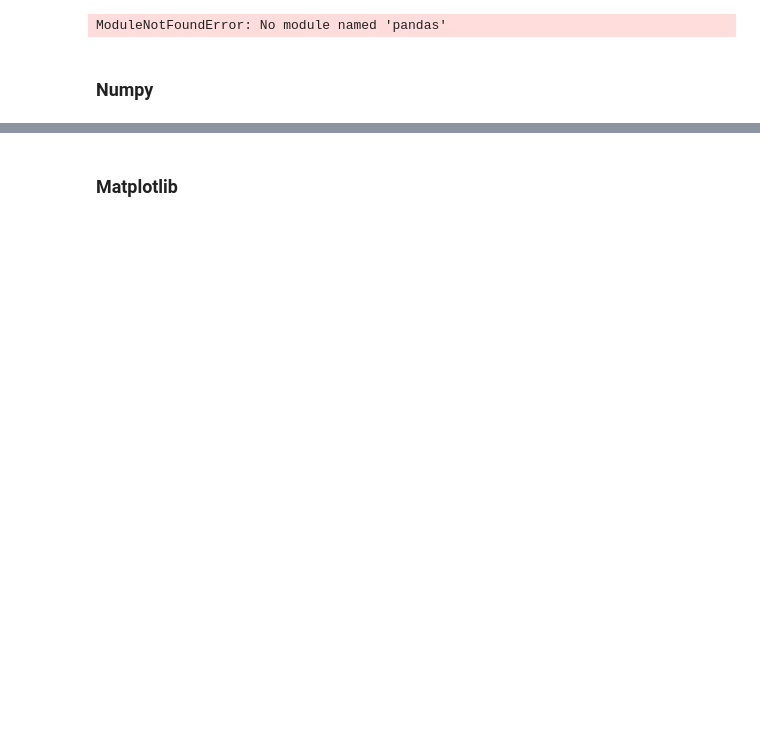
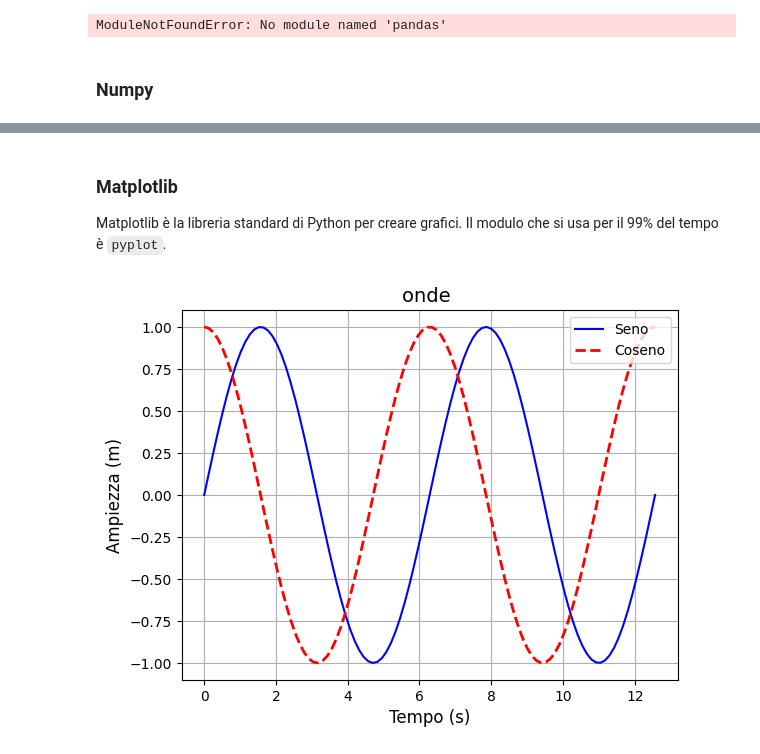
Before and after one commit to Its-mics/Statistica, a Jupyter notebook: laboratorio/appunti_vari.ipynb, the cells around one changed output, grey strips where cells are left out. Cells and saved outputs as stored; diff of their text form; code cells hidden in the pictures; blank space fills up the shorter version.

Commit message:
appunti lab python

```diff
--- a/laboratorio/appunti_vari.ipynb
+++ b/laboratorio/appunti_vari.ipynb
@@ -451,2 +529,36 @@ print(a)
 # %% [markdown]
 ### Matplotlib
+
+Matplotlib è la libreria standard di Python per creare grafici. Il modulo che si usa per il 99% del tempo è `pyplot`.
+# %%
+# Importiamo la libreria
+import matplotlib.pyplot as plt
+import numpy as np
+
+# 1. Prepariamo i dati (Usiamo NumPy per creare i punti)
+# Creiamo 100 punti tra 0 e 4*pigreco
+x = np.linspace(0, 4 * np.pi, 100)
+y1 = np.sin(x) # Onda sinusoidale
+y2 = np.cos(x) # Onda cosinusoidale
+
+# 2. Creiamo il grafico base
+# plt.plot(ascisse, ordinate) disegna una linea continua
+plt.plot(x, y1, color='blue', linestyle='-', label='Seno')
+
+# Posso aggiungere un'altra linea allo stesso grafico
+# linestyle '--' fa una linea tratteggiata, linewidth cambia lo spessore
+plt.plot(x, y2, color='red', linestyle='--', linewidth=2, label='Coseno')
+
+# 3. Personalizziamo il grafico (Titoli e assi)
+plt.title("onde ", fontsize=14) # Titolo del grafico
+plt.xlabel("Tempo (s)", fontsize=12) # Etichetta asse X
+plt.ylabel("Ampiezza (m)", fontsize=12) # Etichetta asse Y
+
+# 4. Aggiungiamo dettagli utili
+plt.grid(True) # Aggiunge la griglia di sfondo
+plt.legend(loc='upper right') # Mostra la legenda (usa le 'label' definite in plt.plot)
+
+# 5. Mostriamo il grafico a schermo
+plt.show()
+# %% [output]
+[figure, added]
```
Also changed, not shown: parts of 48 cells of this notebook.
